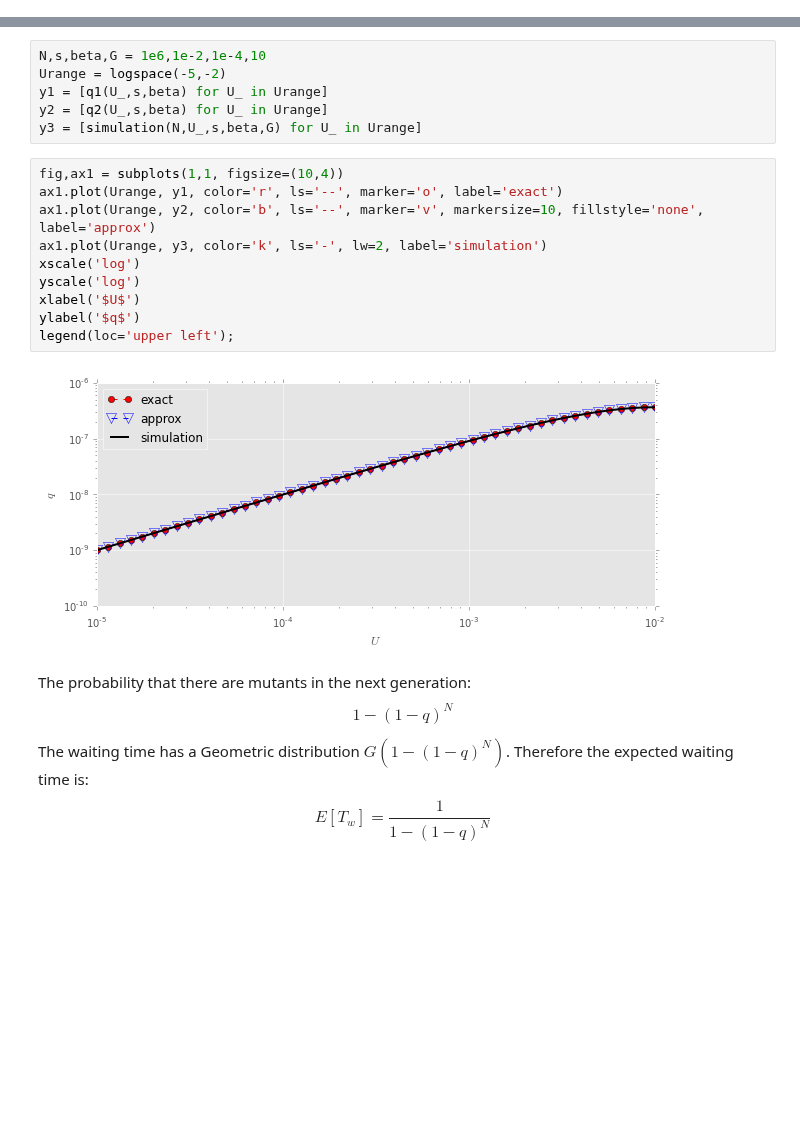
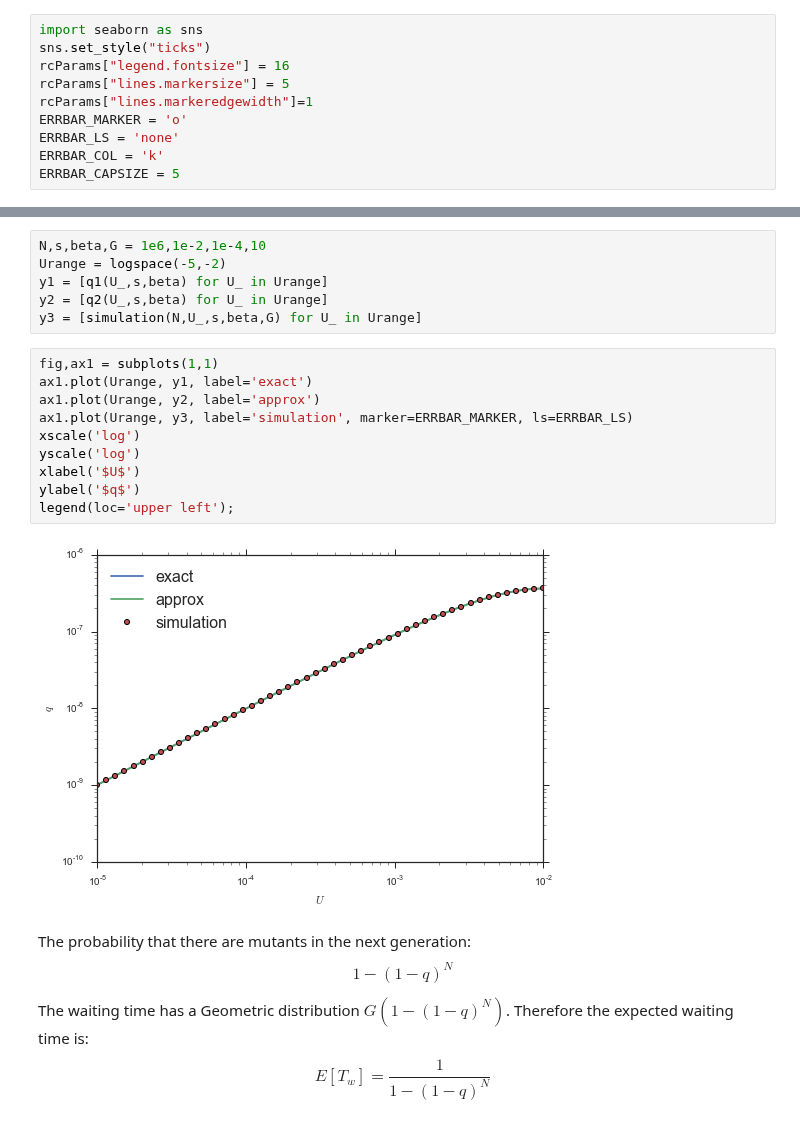
Before and after one commit to yoavram/mamba, a Jupyter notebook: simarba/adaptation model.ipynb, the cells around one changed output, grey strips where cells are left out. Cells and saved outputs as stored; diff of their text form; blank space fills up the shorter version.

```diff
--- a/simarba/adaptation model.ipynb
+++ b/simarba/adaptation model.ipynb
@@ -4,4 +3,14 @@ np.set_printoptions(precision=3)
 %load_ext ipycache
+# %%
+import seaborn as sns
+sns.set_style("ticks")
+rcParams["legend.fontsize"] = 16
+rcParams["lines.markersize"] = 5
+rcParams["lines.markeredgewidth"]=1
+ERRBAR_MARKER = 'o'
+ERRBAR_LS = 'none'
+ERRBAR_COL = 'k'
+ERRBAR_CAPSIZE = 5
 # %% [markdown]
 ## Infrastructure and testing
 # %%
@@ -223,17 +232,17 @@ y1 = [q1(U_,s,beta) for U_ in Urange]
 y2 = [q2(U_,s,beta) for U_ in Urange]
 y3 = [simulation(N,U_,s,beta,G) for U_ in Urange]
 # %%
-fig,ax1 = subplots(1,1, figsize=(10,4))
-ax1.plot(Urange, y1, color='r', ls='--', marker='o', label='exact')
-ax1.plot(Urange, y2, color='b', ls='--', marker='v', markersize=10, fillstyle='none', label='approx')
-ax1.plot(Urange, y3, color='k', ls='-', lw=2, label='simulation')
+fig,ax1 = subplots(1,1)
+ax1.plot(Urange, y1, label='exact')
+ax1.plot(Urange, y2, label='approx')
+ax1.plot(Urange, y3, label='simulation', marker=ERRBAR_MARKER, ls=ERRBAR_LS)
 xscale('log')
 yscale('log')
 xlabel('$U$')
 ylabel('$q$')
 legend(loc='upper left');
 # %% [output]
-[figure, old version]
+[figure, new version]
 # %% [markdown]
 The probability that there are mutants in the next generation:
 $$
```
Also changed, not shown: parts of 26 cells of this notebook.
